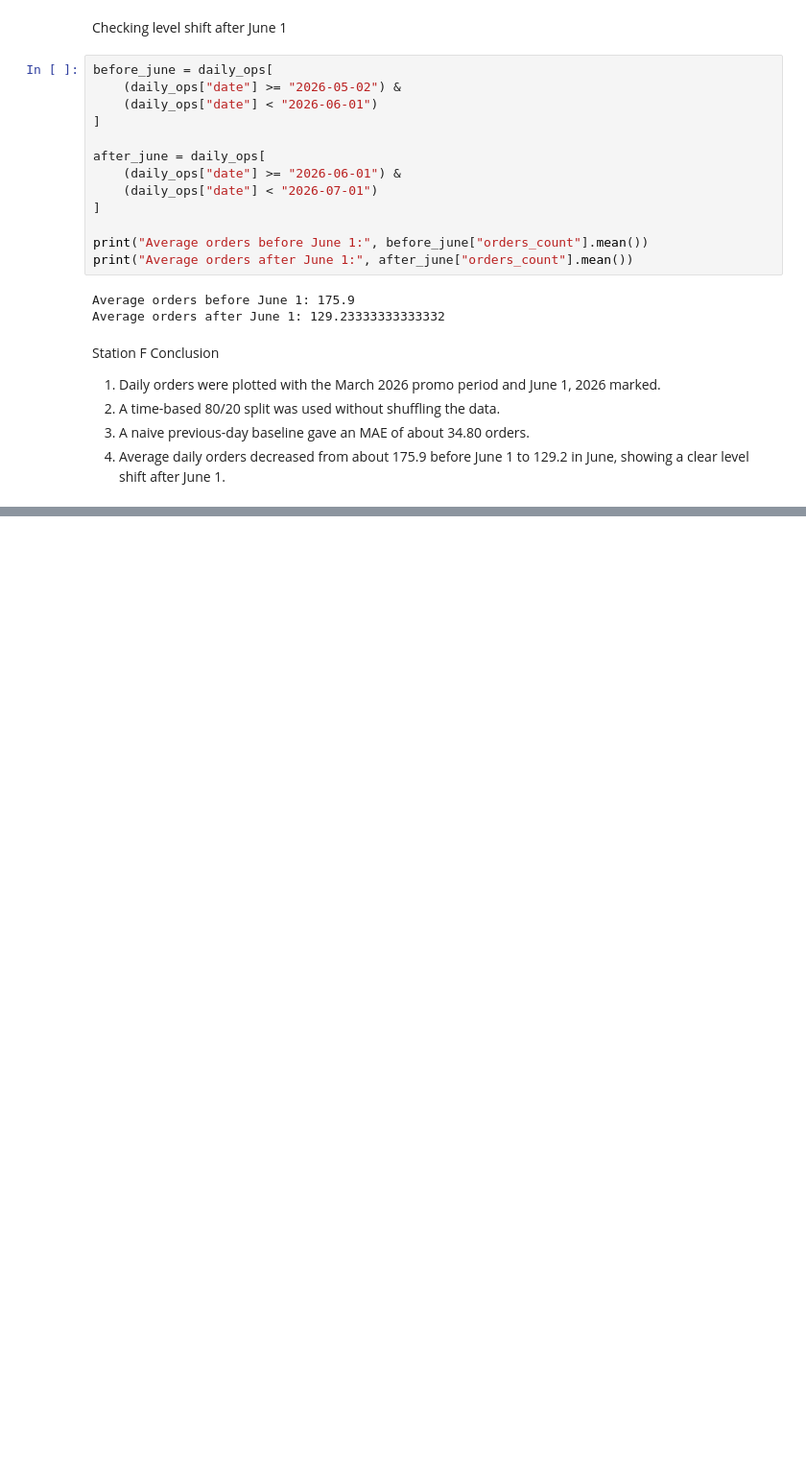
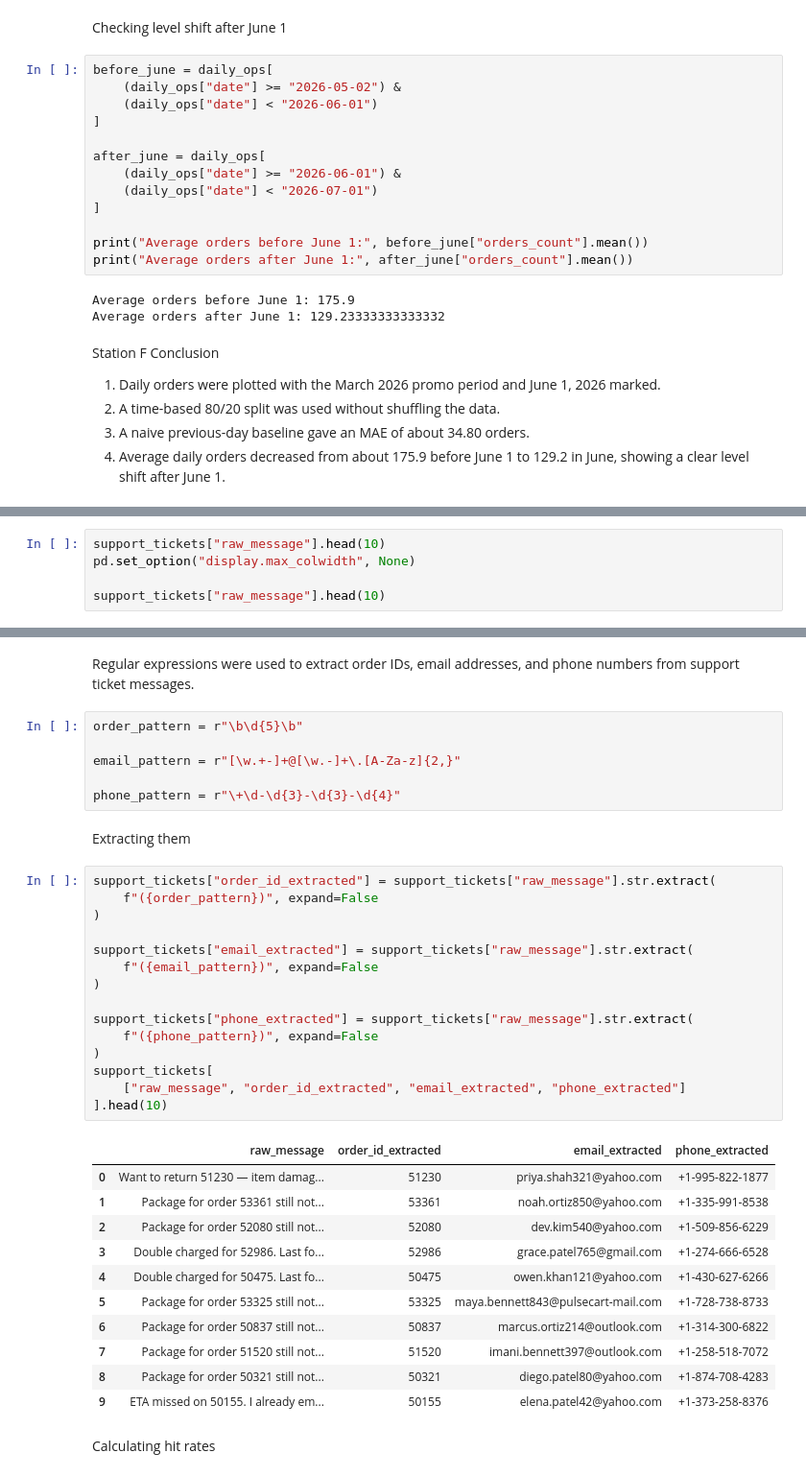
Before and after one commit to Dattu-998/pulsecart-analysis, a Jupyter notebook: analysis.ipynb, the cells around one changed output, grey strips where cells are left out. Shown at 96% size. Drawn from its saved outputs; the diff is of its cells as text; blank space fills up the shorter version.

```diff
--- a/analysis.ipynb
+++ b/analysis.ipynb
@@ -1097,0 +1102,5 @@ Station F Conclusion
+# %%
+support_tickets["raw_message"].head(10)
+pd.set_option("display.max_colwidth", None)
+
+support_tickets["raw_message"].head(10)
@@ -1097,0 +1119,39 @@ Station F Conclusion
+# %% [markdown]
+Regular expressions were used to extract order IDs, email addresses, and phone numbers from support ticket messages.
+# %%
+order_pattern = r"\b\d{5}\b"
+
+email_pattern = r"[\w.+-]+@[\w.-]+\.[A-Za-z]{2,}"
+
+phone_pattern = r"\+\d-\d{3}-\d{3}-\d{4}"
+# %% [markdown]
+Extracting them
+# %%
+support_tickets["order_id_extracted"] = support_tickets["raw_message"].str.extract(
+    f"({order_pattern})", expand=False
+)
+
+support_tickets["email_extracted"] = support_tickets["raw_message"].str.extract(
+    f"({email_pattern})", expand=False
+)
+
+support_tickets["phone_extracted"] = support_tickets["raw_message"].str.extract(
+    f"({phone_pattern})", expand=False
+)
+support_tickets[
+    ["raw_message", "order_id_extracted", "email_extracted", "phone_extracted"]
+].head(10)
+# %% [output]
+|  | raw_message | order_id_extracted | email_extracted | phone_extracted |
+| 0 | Want to return 51230 — item damag... | 51230 | priya.shah321@yahoo.com | +1-995-822-1877 |
+| 1 | Package for order 53361 still not... | 53361 | noah.ortiz850@yahoo.com | +1-335-991-8538 |
+| 2 | Package for order 52080 still not... | 52080 | dev.kim540@yahoo.com | +1-509-856-6229 |
+| 3 | Double charged for 52986. Last fo... | 52986 | grace.patel765@gmail.com | +1-274-666-6528 |
+| 4 | Double charged for 50475. Last fo... | 50475 | owen.khan121@yahoo.com | +1-430-627-6266 |
+| 5 | Package for order 53325 still not... | 53325 | maya.bennett843@pulsecart-mail.com | +1-728-738-8733 |
+| 6 | Package for order 50837 still not... | 50837 | marcus.ortiz214@outlook.com | +1-314-300-6822 |
+| 7 | Package for order 51520 still not... | 51520 | imani.bennett397@outlook.com | +1-258-518-7072 |
+| 8 | Package for order 50321 still not... | 50321 | diego.patel80@yahoo.com | +1-874-708-4283 |
+| 9 | ETA missed on 50155. I already em... | 50155 | elena.patel42@yahoo.com | +1-373-258-8376 |
+# %% [markdown]
+Calculating hit rates
```
Also changed, not shown: parts of 23 cells of this notebook.
